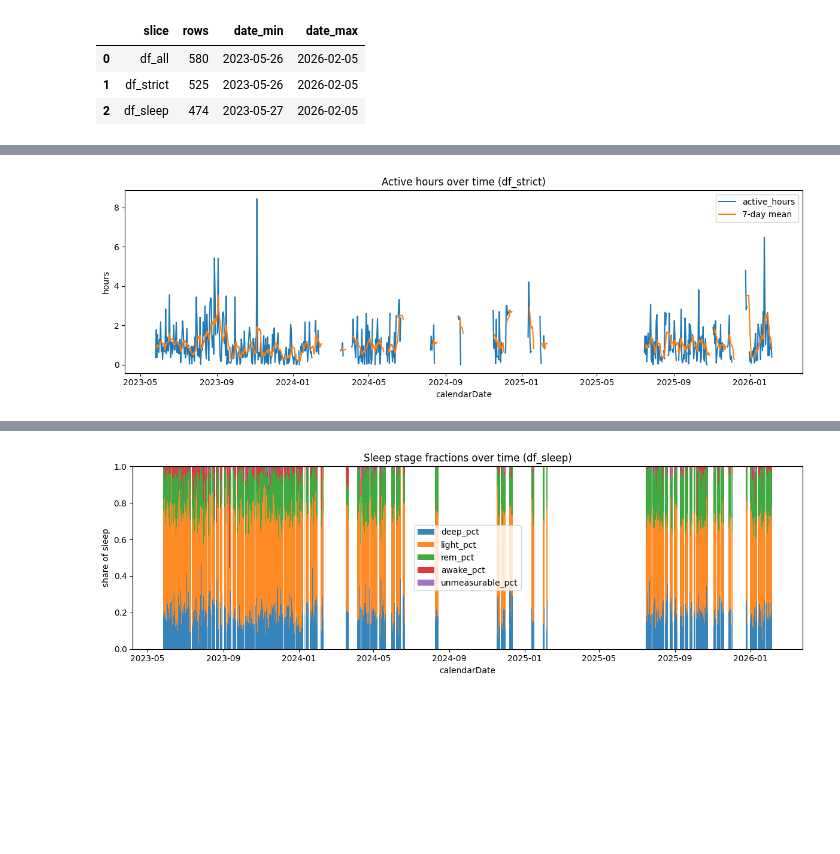
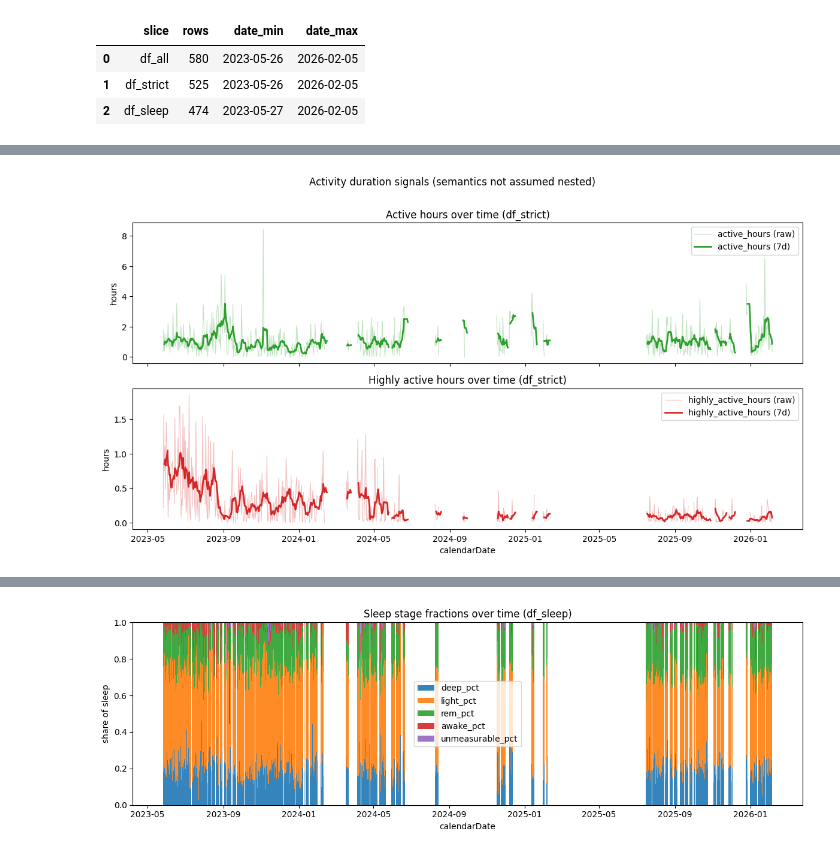
Before and after one commit to AlexBatrakov/wearable-analytics, a Jupyter notebook: notebooks/02_eda_timeseries.ipynb, the cells around one changed output, grey strips where cells are left out. Drawn from its saved outputs; the diff is of its cells as text; code cells hidden in the pictures; blank space fills up the shorter version.

```diff
--- a/notebooks/02_eda_timeseries.ipynb
+++ b/notebooks/02_eda_timeseries.ipynb
@@ -15,9 +23,11 @@ from garmin_analytics.eda import prepare as eda_prepare
 from garmin_analytics.eda.plots_common import maybe_savefig as eda_maybe_savefig, repo_root as eda_repo_root
 from garmin_analytics.eda.sleep_plots import (
     plot_sleep_duration,
+    plot_sleep_duration_scored,
     plot_sleep_intervals,
     plot_sleep_respiration,
     plot_sleep_scores,
+    plot_sleep_spo2,
     plot_sleep_stage_fractions,
     plot_sleep_stage_hours,
     plot_sleep_stress,
@@ -25,10 +35,16 @@ from garmin_analytics.eda.sleep_plots import (
 
 repo_root = eda_repo_root(Path.cwd())
 
-SAVE_FIGS: bool = True
+SAVE_FIGS: bool = False
 FIG_DIR = repo_root / 'reports/figures/timeseries'
 DPI = 150
 FIG_FMT = "png"
+
+RAW_ALPHA_DEFAULT = 0.30
+RAW_ALPHA_DENSE = 0.25
+RAW_LW = 0.8
+ROLL_LW = 2.0
+ROLL_ALPHA = 0.95
 
 add_derived_features = eda_prepare.add_derived_features
 build_eda_frames = eda_prepare.build_eda_frames
@@ -202,11 +235,11 @@ else:
             ax.scatter(
                 corrupted['calendarDate'],
                 y_corrupted.values,
-                s=60,
-                marker='o',
-                edgecolors='k',
-                linewidths=0.5,
-                zorder=5,
+                s=28,
+                marker='x',
+                color='#d62728',
+                linewidths=1.0,
+                zorder=6,
                 label='corrupted_stress_only_day',
             )
 
@@ -228,28 +305,38 @@ _plot_line_with_roll(df_strict, 'totalSteps', 'Total steps over time (df_strict)
 # %%
-if 'activeSeconds' in df_strict.columns:
-    tmp = df_strict[['calendarDate', 'activeSeconds']].copy()
-    tmp['active_hours'] = pd.to_numeric(tmp['activeSeconds'], errors='coerce') / 3600.0
-    fig, ax = plt.subplots(figsize=(12, 4))
-    series = plot_ts_with_gaps(
-        ax,
-        tmp,
-        'calendarDate',
-        'active_hours',
-        label='active_hours',
-        rolling_days=7,
-    )
-    if series.empty:
-        print('Skip: no plottable data for active_hours')
-        plt.close(fig)
-    else:
-        ax.set_title('Active hours over time (df_strict)')
-        ax.set_xlabel('calendarDate')
+needed = [c for c in ['activeSeconds', 'highlyActiveSeconds'] if c in df_strict.columns]
+if not needed:
+    print('Skip: missing activeSeconds/highlyActiveSeconds')
+else:
+    fig, axes = plt.subplots(len(needed), 1, figsize=(12, 3.2 * len(needed)), sharex=True)
+    if len(needed) == 1:
+        axes = [axes]
+
+    panel_meta = {
+        'activeSeconds': ('Active hours over time (df_strict)', '#2ca02c', 'active_hours'),
+        'highlyActiveSeconds': ('Highly active hours over time (df_strict)', '#d62728', 'highly_active_hours'),
+    }
+    for ax, col in zip(axes, needed):
+        tmp = df_strict[['calendarDate', col]].copy()
+        tmp[col] = pd.to_numeric(tmp[col], errors='coerce') / 3600.0
+        title, color, label = panel_meta[col]
+        s = plot_ts_with_gaps(ax, tmp, 'calendarDate', col, label=f'{label} (raw)', rolling_days=None)
+        if s.empty:
+            ax.set_title(f'Skip: no plottable data for {col}')
+            continue
+        r = s.rolling(7, min_periods=3).mean()
+        ax.plot(s.index, r.values, color=color, lw=ROLL_LW, label=f'{label} (7d)')
+        for line in ax.lines[:-1]:
+            line.set_alpha(RAW_ALPHA_DEFAULT)
+            line.set_linewidth(RAW_LW)
+            line.set_color(color)
+        ax.set_title(title)
         ax.set_ylabel('hours')
-        ax.legend()
-        fig.tight_layout()
-        maybe_save(fig, 'active_hours_strict')
-        plt.show()
-else:
-    print('Skip: missing column activeSeconds')
+        ax.legend(loc='best')
+
+    axes[-1].set_xlabel('calendarDate')
+    fig.suptitle('Activity duration signals (semantics not assumed nested)', y=1.01)
+    fig.tight_layout()
+    maybe_save(fig, 'activity_hours_compare_strict')
+    plt.show()
 # %% [output]
-[figure, old version]
+[figure, new version]
```
Also changed, not shown: parts of 30 cells of this notebook, 2 other files.
